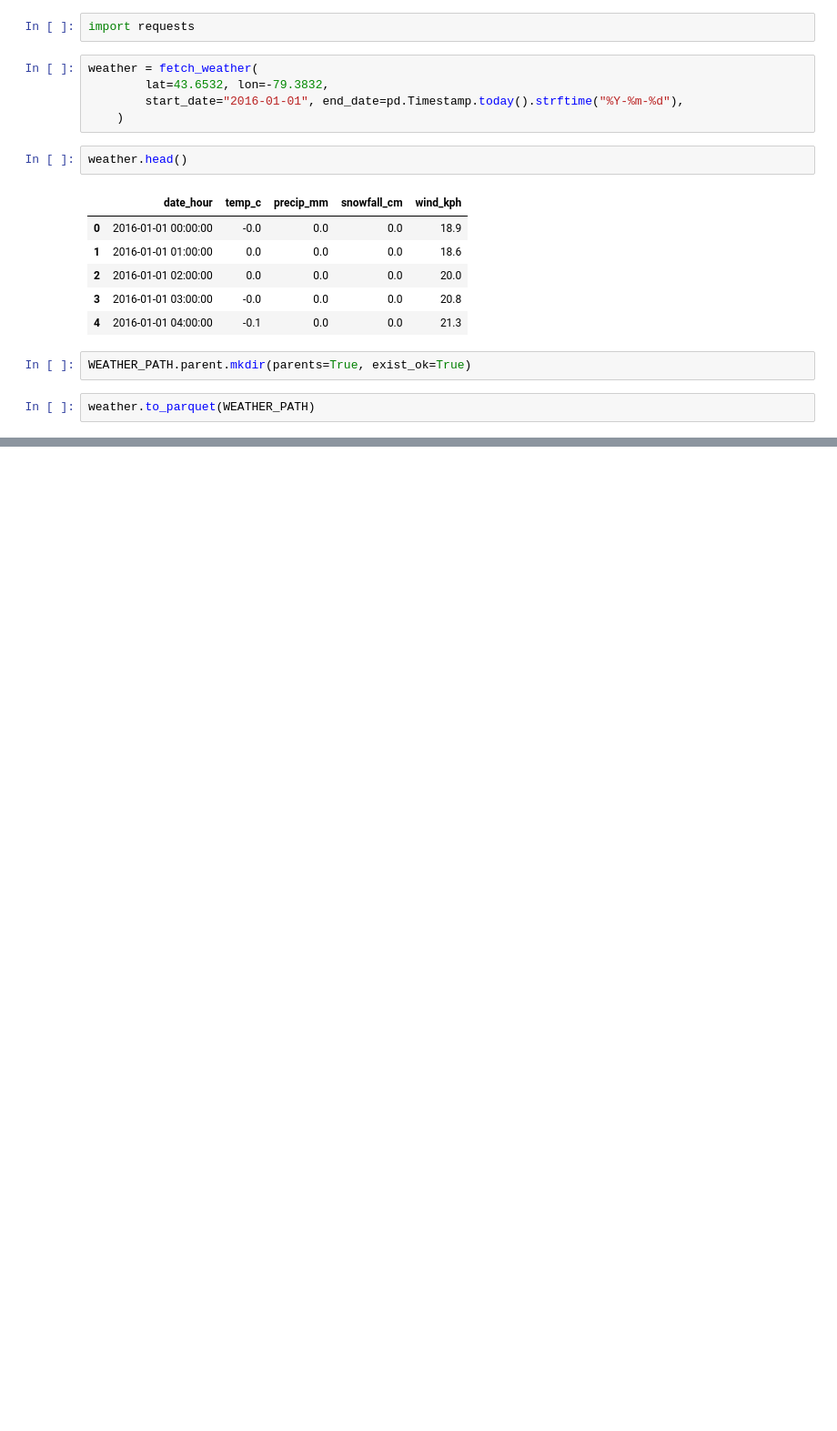
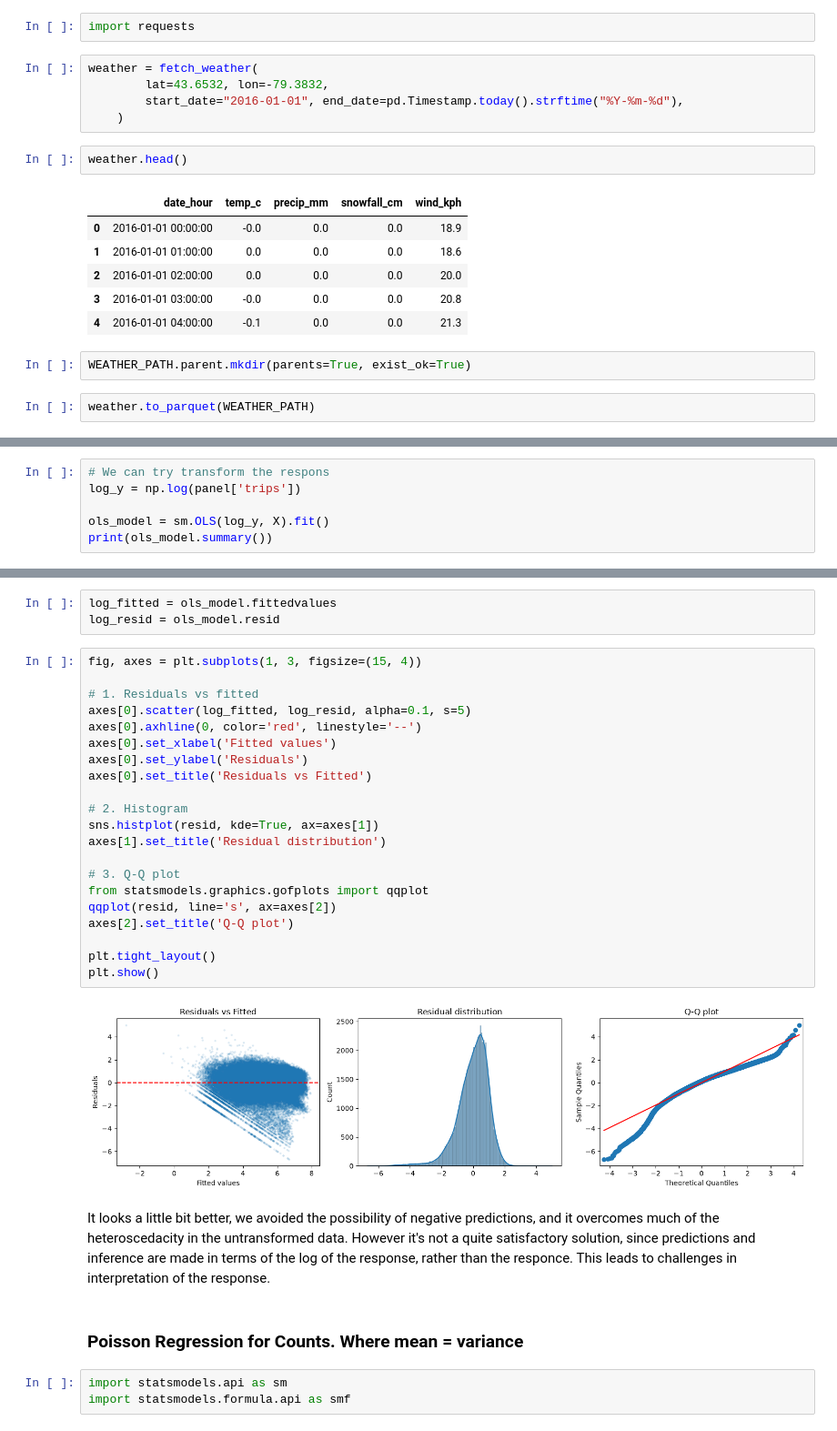
Before and after one commit to Neman-River/bikeshare_toronto, a Jupyter notebook: regression.ipynb, the cells around one changed output, grey strips where cells are left out. Shown at 91% size. Drawn from its saved outputs; the diff is of its cells as text; blank space fills up the shorter version.

```diff
--- a/regression.ipynb
+++ b/regression.ipynb
@@ -180,0 +402,6 @@ weather.to_parquet(WEATHER_PATH)
+# %%
+# We can try transform the respons
+log_y = np.log(panel['trips'])
+
+ols_model = sm.OLS(log_y, X).fit()
+print(ols_model.summary())
@@ -180,0 +426,35 @@ weather.to_parquet(WEATHER_PATH)
+# %%
+log_fitted = ols_model.fittedvalues
+log_resid = ols_model.resid
+# %%
+fig, axes = plt.subplots(1, 3, figsize=(15, 4))
+
+# 1. Residuals vs fitted
+axes[0].scatter(log_fitted, log_resid, alpha=0.1, s=5)
+axes[0].axhline(0, color='red', linestyle='--')
+axes[0].set_xlabel('Fitted values')
+axes[0].set_ylabel('Residuals')
+axes[0].set_title('Residuals vs Fitted')
+
+# 2. Histogram
+sns.histplot(resid, kde=True, ax=axes[1])
+axes[1].set_title('Residual distribution')
+
+# 3. Q-Q plot
+from statsmodels.graphics.gofplots import qqplot
+qqplot(resid, line='s', ax=axes[2])
+axes[2].set_title('Q-Q plot')
+
+plt.tight_layout()
+plt.show()
+# %% [output]
+[figure, added]
+# %% [markdown]
+It looks a little bit better, we avoided the possibility of negative predictions, and it overcomes much of the heteroscedacity in the
+untransformed data. However it's not a quite satisfactory solution, since predictions and inference are made in terms of the log of the response, rather than the responce.
+This leads to challenges in interpretation of the response.
+# %% [markdown]
+### Poisson Regression for Counts. Where mean = variance
+# %%
+import statsmodels.api as sm
+import statsmodels.formula.api as smf
```
Also changed, not shown: parts of 39 cells of this notebook.
